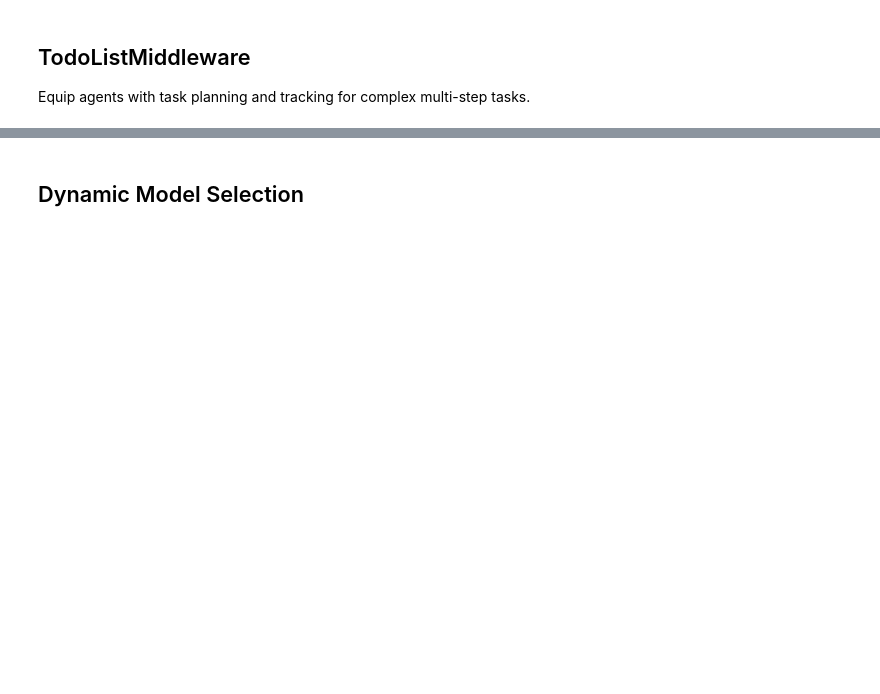
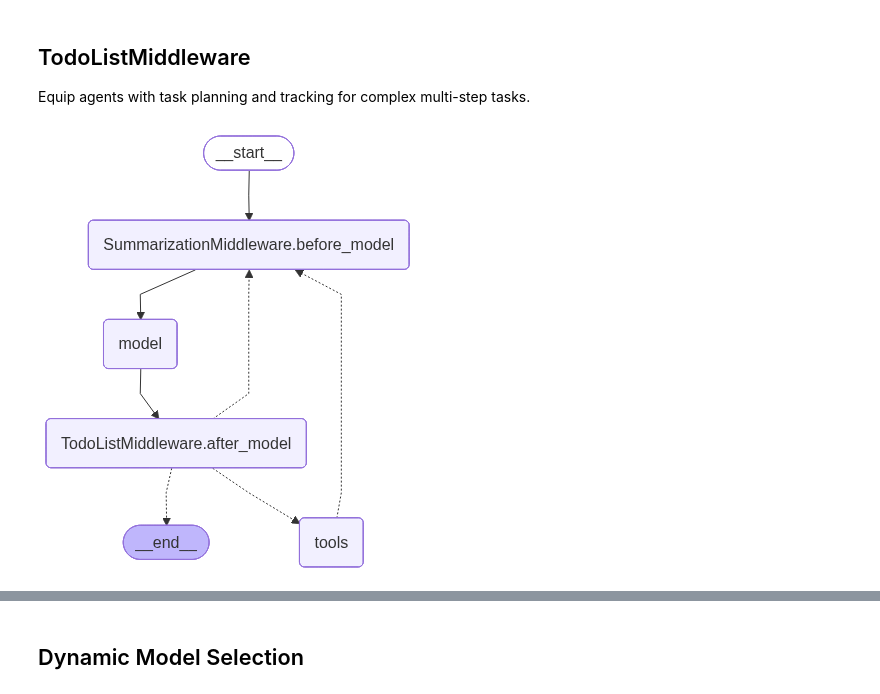
Before and after one commit to laxmimerit/AI-Agent-Projects, a Jupyter notebook: 02 Agent Fundamentals/06 agent_middleware_essentials.ipynb, the cells around one changed output, grey strips where cells are left out. Saved outputs shown, nothing was run; the diff lists cells and outputs as text; code cells hidden in the pictures; blank space fills up the shorter version.

```diff
--- a/02 Agent Fundamentals/06 agent_middleware_essentials.ipynb
+++ b/02 Agent Fundamentals/06 agent_middleware_essentials.ipynb
@@ -149,20 +189,21 @@ len(response['messages'])
 Equip agents with task planning and tracking for complex multi-step tasks.
 # %%
 from langchain.agents.middleware import TodoListMiddleware
+
+from langchain.agents.middleware import SummarizationMiddleware
 
 agent = create_agent(
     model=model,
     tools=[base_tools.get_weather, base_tools.web_search],
     checkpointer=checkpointer,
-    middleware=[TodoListMiddleware()],
-    checkpointer=checkpointer
+    middleware=[SummarizationMiddleware(
+        model=ChatGoogleGenerativeAI(model='gemini-3-pro-preview'),
+        trigger=[('messages', 15)],
+        keep=("messages", 5)
+    ),
+    TodoListMiddleware()]
 )
 
-config = {'configurable': {'thread_id': 'todo_session-1'}}
-response = agent.invoke({
-    'messages': [HumanMessage(
-        "What is the latest news about Apple Stock? Do d detailed comparison."
-    )]
-}, config)
-
-response['messages']
+agent
+# %% [output]
+[figure, added]
```
Also changed, not shown: parts of 34 cells of this notebook, 4 other files.
